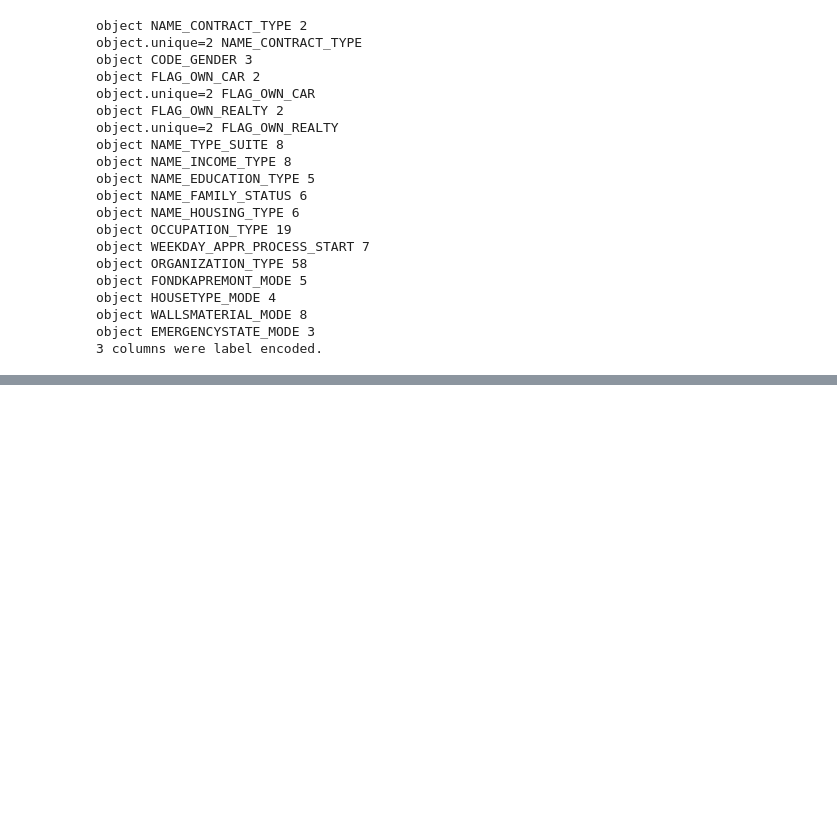
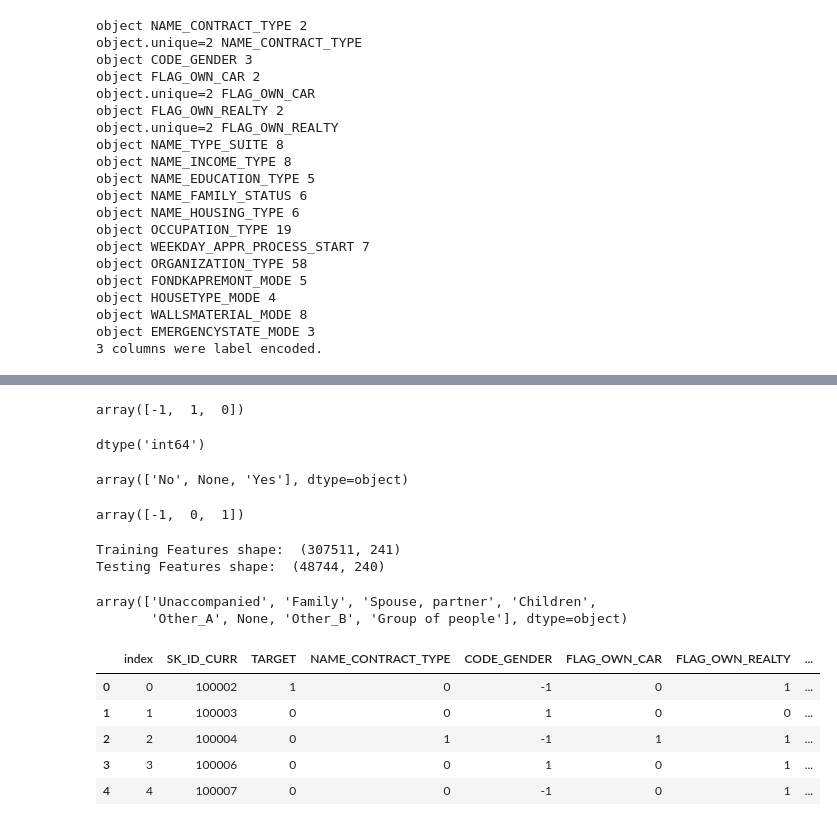
Before and after one commit to zheddie/mloni, a Jupyter notebook: homeCredit/mysql.ipynb, the cells around one changed output, grey strips where cells are left out. Saved outputs shown, nothing was run; the diff lists cells and outputs as text; code cells hidden in the pictures; blank space fills up the shorter version.

Commit message:
more update in encoding

```diff
--- a/homeCredit/mysql.ipynb
+++ b/homeCredit/mysql.ipynb
@@ -190,0 +196,53 @@ list(app_train2.CODE_GENDER.unique())
+# %%
+cg = app_train2.CODE_GENDER.copy()
+cg[cg=='M'] =-1
+cg[cg=='F'] = 1
+cg[cg=='XNA'] =0
+cg = pd.to_numeric(cg)
+app_train2.CODE_GENDER = cg
+app_train2.CODE_GENDER.unique()
+# %% [output]
+array([-1,  1,  0])
+# %%
+app_train2.CODE_GENDER.dtype
+# %% [output]
+dtype('int64')
+# %%
+app_train2.EMERGENCYSTATE_MODE.unique()
+# %% [output]
+array(['No', None, 'Yes'], dtype=object)
+# %%
+em = app_train2.EMERGENCYSTATE_MODE.copy()
+em [em=='No'] = -1
+em [em=='Yes'] = 1
+em [em.isnull()] = 0
+em = pd.to_numeric(em)
+app_train2.EMERGENCYSTATE_MODE = em
+app_train2.EMERGENCYSTATE_MODE.unique()
+# %% [output]
+array([-1,  0,  1])
+# %%
+# one-hot encoding of categorical variables
+app_train3 = pd.get_dummies(app_train2)
+app_test3 = pd.get_dummies(app_test2)
+
+print('Training Features shape: ', app_train3.shape)
+print('Testing Features shape: ', app_test3.shape)
+# %% [output]
+Training Features shape:  (307511, 241)
+Testing Features shape:  (48744, 240)
+# %%
+app_train2.NAME_TYPE_SUITE.unique()
+# %% [output]
+array(['Unaccompanied', 'Family', 'Spouse, partner', 'Children',
+       'Other_A', None, 'Other_B', 'Group of people'], dtype=object)
+# %%
+pd.set_option('display.max_columns', None)
+app_train3.head()
+# %% [output]
+|  | index | SK_ID_CURR | TARGET | NAME_CONTRACT_TYPE | CODE_GENDER | FLAG_OWN_CAR | FLAG_OWN_REALTY | ... |
+| 0 | 0 | 100002 | 1 | 0 | -1 | 0 | 1 | ... |
+| 1 | 1 | 100003 | 0 | 0 | 1 | 0 | 0 | ... |
+| 2 | 2 | 100004 | 0 | 1 | -1 | 1 | 1 | ... |
+| 3 | 3 | 100006 | 0 | 0 | 1 | 0 | 1 | ... |
+| 4 | 4 | 100007 | 0 | 0 | -1 | 0 | 1 | ... |
```
Also changed, not shown: parts of 6 cells of this notebook.
